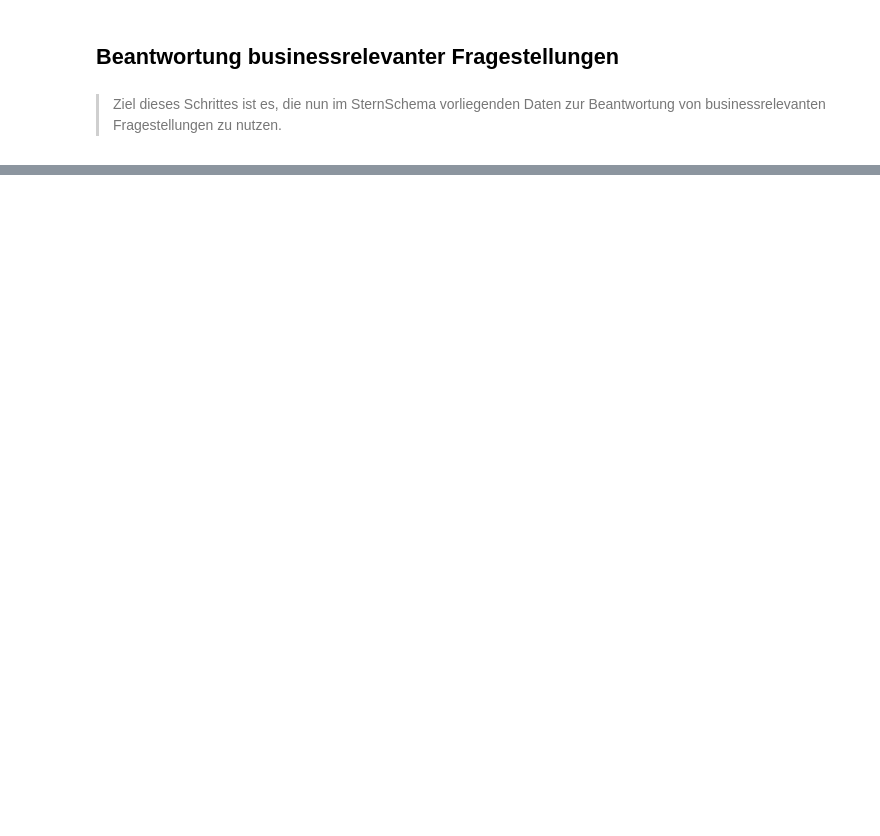
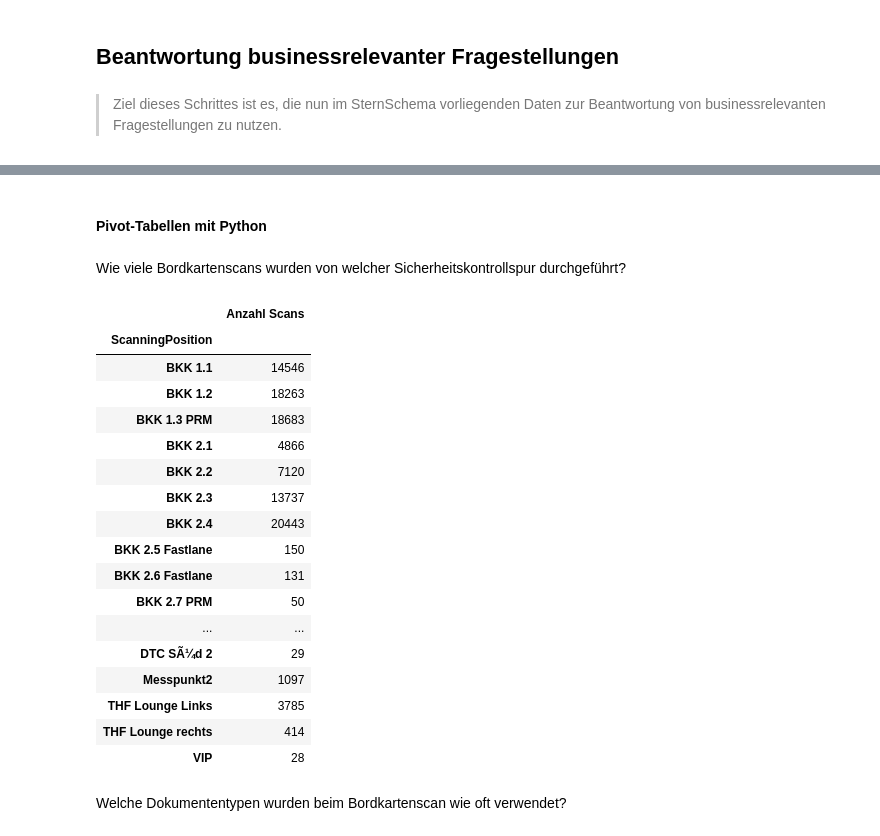
Before and after one commit to italyboy2012/bi-project, a Jupyter notebook: BKK-Analyse.ipynb, the cells around one changed output, grey strips where cells are left out. Cells and saved outputs as stored; diff of their text form; code cells hidden in the pictures; blank space fills up the shorter version.

```diff
--- a/BKK-Analyse.ipynb
+++ b/BKK-Analyse.ipynb
@@ -409,0 +506,29 @@ Image(filename=db_name+'_schema.png')
+# %% [markdown]
+#### Pivot-Tabellen mit Python
+# %% [markdown]
+Wie viele Bordkartenscans wurden von welcher Sicherheitskontrollspur durchgeführt?
+# %%
+df_pivot_AnzahlScans = pd.pivot_table(df_joinedData, values=['continent'], index=['ScanningPosition'], aggfunc='count')
+df_pivot_AnzahlScans = df_pivot_AnzahlScans.rename(columns={'continent': 'Anzahl Scans'})
+df_pivot_AnzahlScans
+# %% [output]
+|  | Anzahl Scans |
+| ScanningPosition |  |
+| BKK 1.1 | 14546 |
+| BKK 1.2 | 18263 |
+| BKK 1.3 PRM | 18683 |
+| BKK 2.1 | 4866 |
+| BKK 2.2 | 7120 |
+| BKK 2.3 | 13737 |
+| BKK 2.4 | 20443 |
+| BKK 2.5 Fastlane | 150 |
+| BKK 2.6 Fastlane | 131 |
+| BKK 2.7 PRM | 50 |
+| ... | ... |
+| DTC SÃ¼d 2 | 29 |
+| Messpunkt2 | 1097 |
+| THF Lounge Links | 3785 |
+| THF Lounge rechts | 414 |
+| VIP | 28 |
+# %% [markdown]
+Welche Dokumententypen wurden beim Bordkartenscan wie oft verwendet?
```
Also changed, not shown: parts of 35 cells of this notebook, 10 other files.
